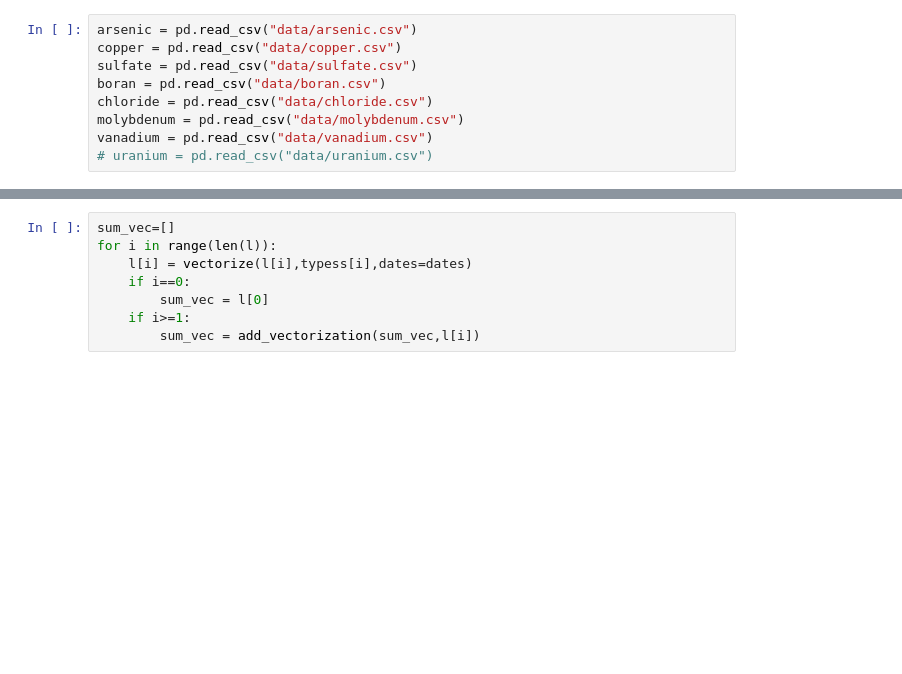
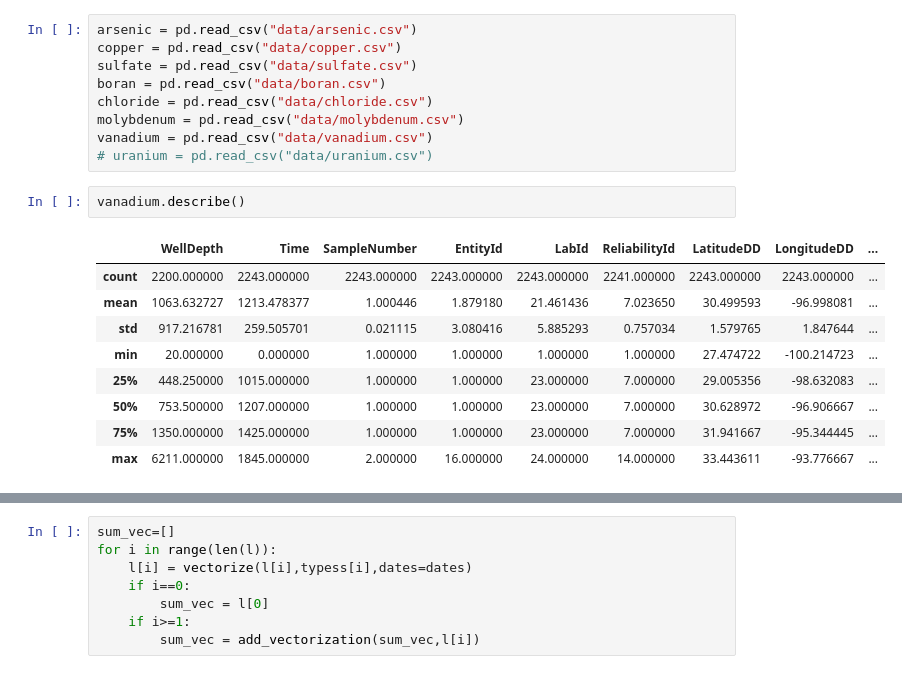
Before and after one commit to SU-Hongs/UROP_mining, a Jupyter notebook: groundwater/groundwater.ipynb, the cells around one changed output, grey strips where cells are left out. Saved outputs shown, nothing was run; the diff lists cells and outputs as text; blank space fills up the shorter version.

```diff
--- a/groundwater/groundwater.ipynb
+++ b/groundwater/groundwater.ipynb
@@ -11,4 +24,16 @@ chloride = pd.read_csv("data/chloride.csv")
 molybdenum = pd.read_csv("data/molybdenum.csv")
 vanadium = pd.read_csv("data/vanadium.csv")
 # uranium = pd.read_csv("data/uranium.csv")
+# %%
+vanadium.describe()
+# %% [output]
+|  | WellDepth | Time | SampleNumber | EntityId | LabId | ReliabilityId | LatitudeDD | LongitudeDD | ... |
+| count | 2200.000000 | 2243.000000 | 2243.000000 | 2243.000000 | 2243.000000 | 2241.000000 | 2243.000000 | 2243.000000 | ... |
+| mean | 1063.632727 | 1213.478377 | 1.000446 | 1.879180 | 21.461436 | 7.023650 | 30.499593 | -96.998081 | ... |
+| std | 917.216781 | 259.505701 | 0.021115 | 3.080416 | 5.885293 | 0.757034 | 1.579765 | 1.847644 | ... |
+| min | 20.000000 | 0.000000 | 1.000000 | 1.000000 | 1.000000 | 1.000000 | 27.474722 | -100.214723 | ... |
+| 25% | 448.250000 | 1015.000000 | 1.000000 | 1.000000 | 23.000000 | 7.000000 | 29.005356 | -98.632083 | ... |
+| 50% | 753.500000 | 1207.000000 | 1.000000 | 1.000000 | 23.000000 | 7.000000 | 30.628972 | -96.906667 | ... |
+| 75% | 1350.000000 | 1425.000000 | 1.000000 | 1.000000 | 23.000000 | 7.000000 | 31.941667 | -95.344445 | ... |
+| max | 6211.000000 | 1845.000000 | 2.000000 | 16.000000 | 24.000000 | 14.000000 | 33.443611 | -93.776667 | ... |
 # %%
```
Also changed, not shown: parts of 25 cells of this notebook, 7 other files.
